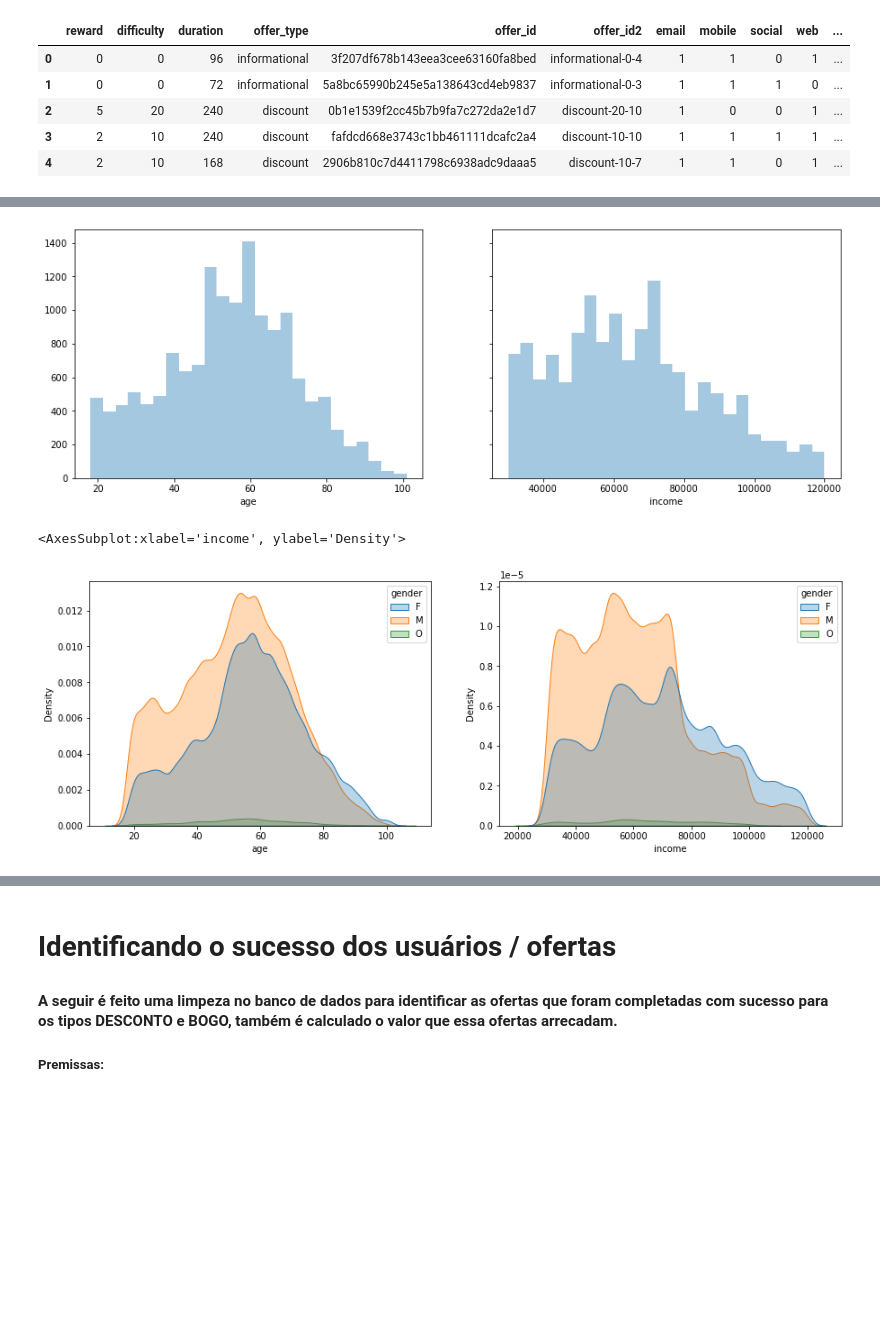
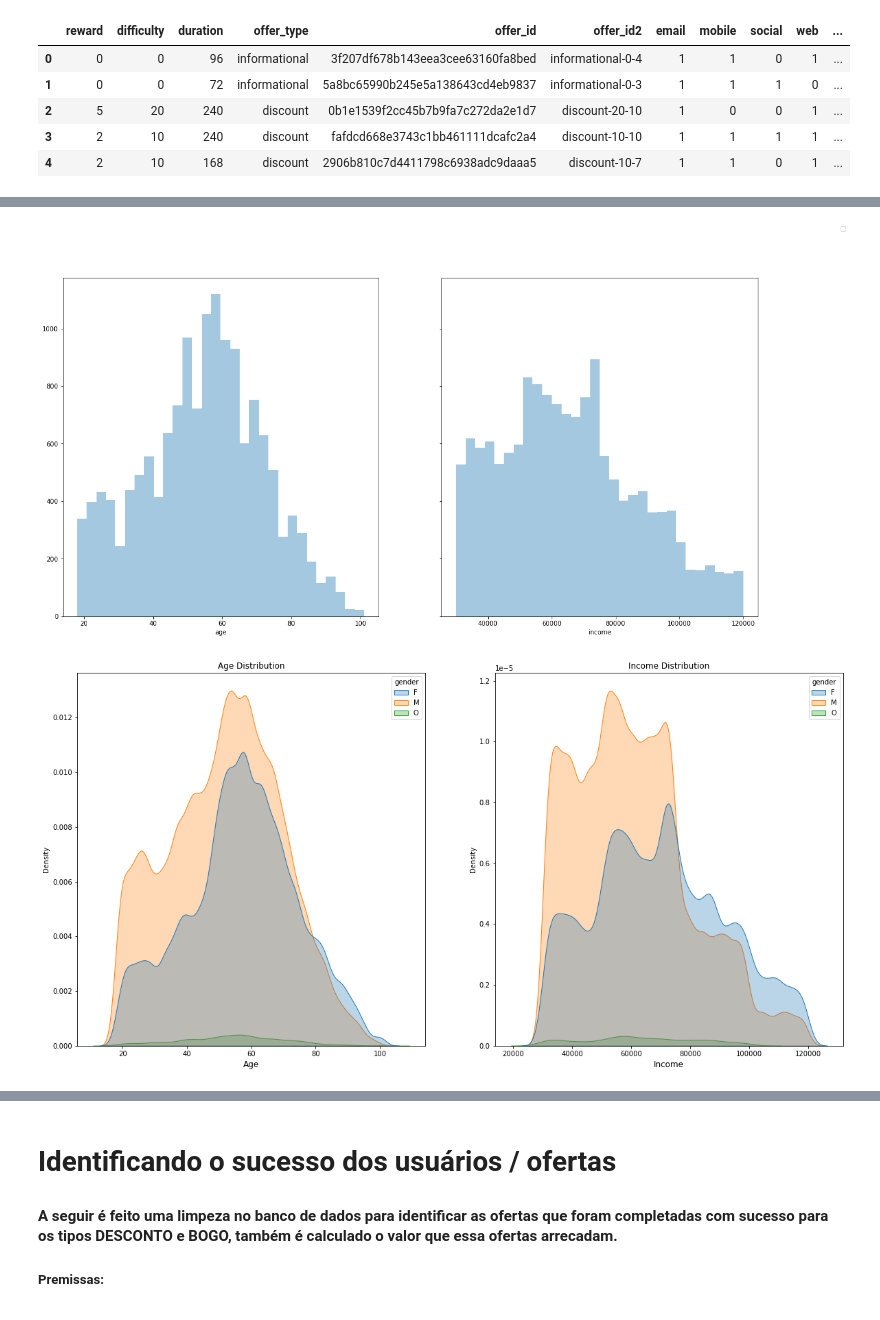
Before and after one commit to matsuch/Capstone-Project-Starbucks, a Jupyter notebook: Starbucks_Capstone_notebook.ipynb, the cells around one changed output, grey strips where cells are left out. Saved outputs shown, nothing was run; the diff lists cells and outputs as text; code cells hidden in the pictures; blank space fills up the shorter version.

```diff
--- a/Starbucks_Capstone_notebook.ipynb
+++ b/Starbucks_Capstone_notebook.ipynb
@@ -346,29 +330,39 @@ df[df['user_id'] == '6cf884a6c5ae4b2daccb6d3108028fef']
 # %%
 #users age and income
 fig, ax = plt.subplots(1,2, sharey=True)
 
-fig.set_size_inches(15,5)
+fig.set_size_inches(20,10)
+fig.legend(['abacaxi', 'banana'])
 
 #plot income histogram
 income_hist = df.groupby(['user_id'])['age'].mean()
-sns.distplot(income_hist, ax=ax[0], kde=False, bins=25);
+sns.distplot(income_hist,ax=ax[0], kde=False, bins=30);
 
 #plot income histogram
 income_hist = df.groupby(['user_id'])['income'].mean()
-sns.distplot(income_hist, ax=ax[1], kde=False, bins=25);
+sns.distplot(income_hist, ax=ax[1], kde=False, bins=30);
+
+plt.savefig('./figures/user_demograph.png')
 # %% [output]
-[figure, old version]
+[figure, new version]
 # %%
 #age and income distribuction by gender
 fig, ax = plt.subplots(1,2)
 
-fig.set_size_inches(15,5)
+fig.set_size_inches(20,10)
+
 
 sns.kdeplot(data=df, x='age', hue='gender', fill=True, ax=ax[0], alpha=0.3)
+ax[0].set_title('Age Distribution', fontsize=12)
+ax[0].set_xlabel('Age', fontsize=12)
+
 sns.kdeplot(data=df, x='income', hue='gender', fill=True, ax=ax[1], alpha=0.3)
+ax[1].set_title('Income Distribution', fontsize=12)
+ax[1].set_xlabel('Income', fontsize=12)
+
+plt.savefig('./figures/gender_distribuition.png')
 # %% [output]
-<AxesSubplot:xlabel='income', ylabel='Density'>
-[figure, old version]
+[figure, new version]
 # %%
 #avg amount spent per day and gender
 transaction_per_day = df[df['transaction'] == 1].groupby('time', as_index=False)['amount'].mean()
```
Also changed, not shown: parts of 32 cells of this notebook.
